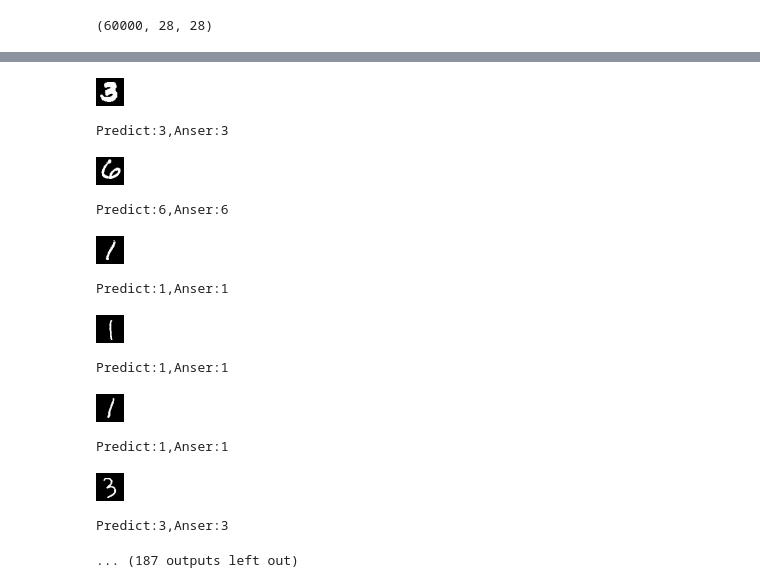
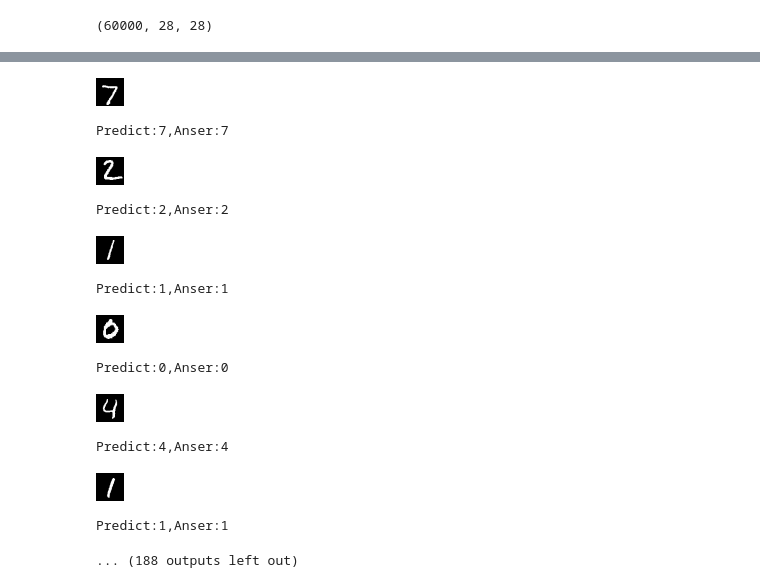
Before and after one commit to git-NatHat/000_First, a Jupyter notebook: Mnist_NN.ipynb, the cells around one changed output, grey strips where cells are left out. Drawn from its saved outputs; the diff is of its cells as text; code cells hidden in the pictures.

```diff
--- a/Mnist_NN.ipynb
+++ b/Mnist_NN.ipynb
@@ -10,9 +8,10 @@ from IPython.display import display
 # %%
-# -------------------------------
-# True: Use CuPy
-# False:Not use CuPy
-use_cupy = False
-# -------------------------------
+# GPUを利用した計算を実行するかどうか。GPUを利用する場合、処理が変わるため、
+# 条件分岐させている
+# True: Use CuPy (Use GPU)
+# False:Not use CuPy (Not use GPU)
+
+use_cupy = True
 # %%
 # MnistデータをgoogleからDL
 DATA_URL = 'https://storage.googleapis.com/tensorflow/tf-keras-datasets/mnist.npz'
@@ -322,6 +322,9 @@ class TwoLayerNet:
 
         return grads
 # %%
+# 機械学習の実行（ディープラーニング）
+#
+
 import sys, os
 import numpy as np
 import cupy as cp
@@ -352,7 +355,7 @@ else:
     t_test = np.identity(10)[test_labels]
 
 
-iters_num = 3000  # 繰り返しの回数を適宜設定する
+iters_num = 10000  # 繰り返しの回数
 train_size = x_train.shape[0]
 batch_size = 100
 learning_rate = 0.1
@@ -422,23 +437,26 @@ train acc, test acc | 0.9412, 0.9406
 # %%
-for i in np.arange(200,400):
+# テストデータでの認識結果を表示
+# 認識誤りがあるものは、各分類要素ごとの確率を合わせて出力
+
+for i in np.arange(0,200):
   chrImg = ConvertToImg(test_examples[i].reshape(chr_w, chr_h))
   display(chrImg)
   npt = network.predict(x_test[i])
   if npt.argmax() == test_labels[i]:
     print(f'Predict:{npt.argmax()},Anser:{test_labels[i]}')
   else:
     print(f'Predict:{npt.argmax()},Anser:{test_labels[i]}-->NG',npt)
 # %% [output]
-[figure, old version]
+[figure, new version]
-Predict:3,Anser:3
+Predict:7,Anser:7
-[figure, old version]
+[figure, new version]
-Predict:6,Anser:6
+Predict:2,Anser:2
 [figure]
 Predict:1,Anser:1
-[figure, old version]
+[figure, new version]
-Predict:1,Anser:1
+Predict:0,Anser:0
-[figure, old version]
+[figure, new version]
-Predict:1,Anser:1
+Predict:4,Anser:4
-[figure, old version]
+[figure, new version]
-Predict:3,Anser:3
+Predict:1,Anser:1
-... (187 outputs left out)
+... (188 outputs left out)
```
Also changed, not shown: parts of 8 cells of this notebook.
